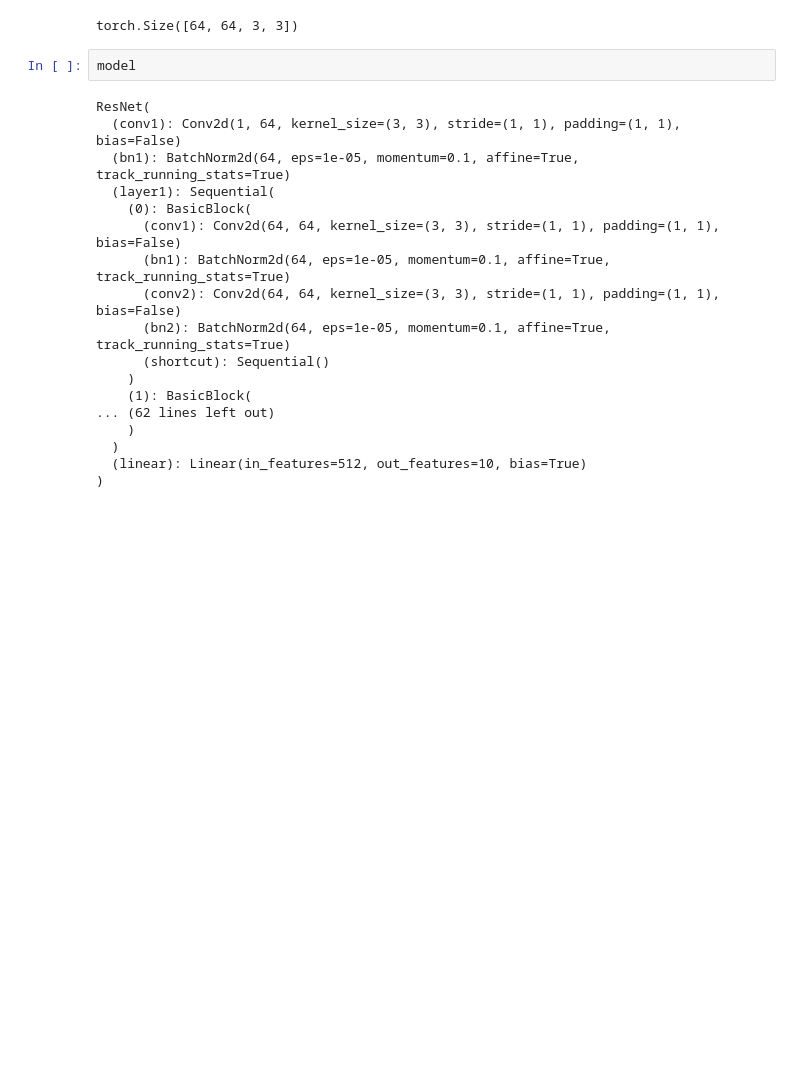
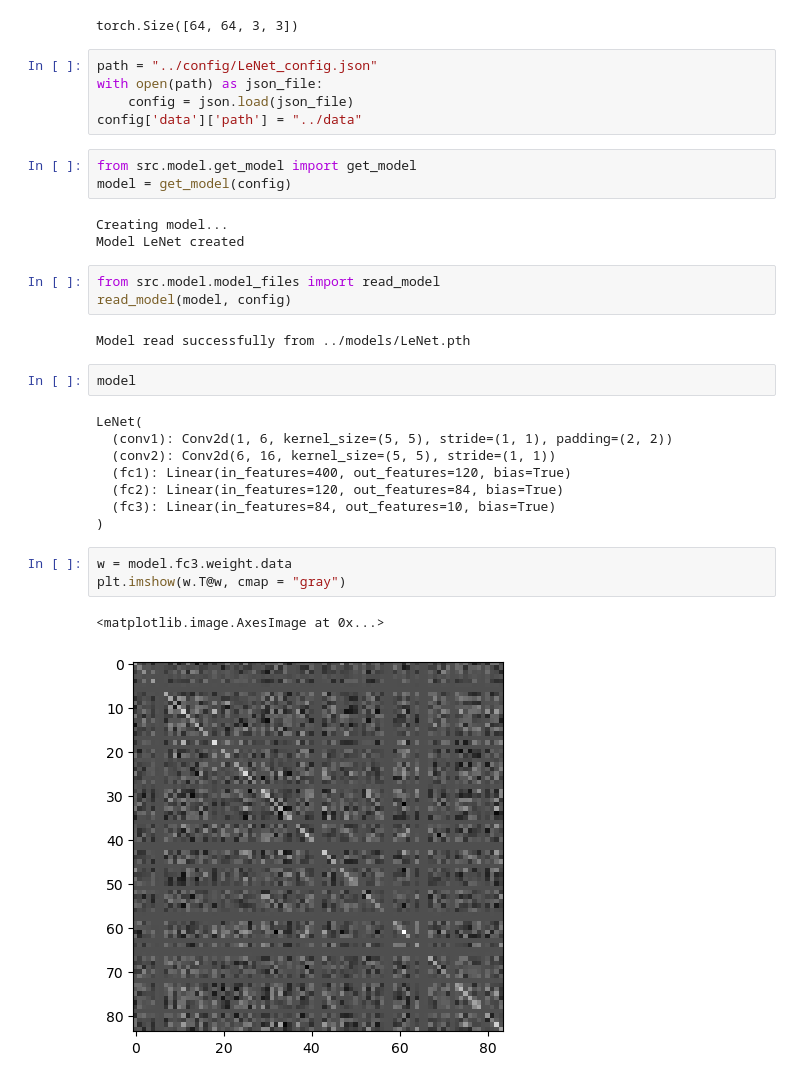
Before and after one commit to KULcoder/DSC180, a Jupyter notebook: notebooks/example_load_model.ipynb, the cells around one changed output. Saved outputs shown, nothing was run; the diff lists cells and outputs as text; blank space fills up the shorter version.

Commit message:
verify cnfa in prototype nb; added visuals

```diff
--- a/notebooks/example_load_model.ipynb
+++ b/notebooks/example_load_model.ipynb
@@ -34,23 +40,35 @@ plt.imshow(w.T@w, cmap = "gray")
 model.layer1[0].conv1.weight.data.shape
 # %% [output]
 torch.Size([64, 64, 3, 3])
+# %%
+path = "../config/LeNet_config.json"
+with open(path) as json_file:
+    config = json.load(json_file)
+config['data']['path'] = "../data"
+# %%
+from src.model.get_model import get_model
+model = get_model(config)
+# %% [output]
+Creating model...
+Model LeNet created
+# %%
+from src.model.model_files import read_model
+read_model(model, config)
+# %% [output]
+Model read successfully from ../models/LeNet.pth
 # %%
 model
 # %% [output]
-ResNet(
-  (conv1): Conv2d(1, 64, kernel_size=(3, 3), stride=(1, 1), padding=(1, 1), bias=False)
-  (bn1): BatchNorm2d(64, eps=1e-05, momentum=0.1, affine=True, track_running_stats=True)
-  (layer1): Sequential(
-    (0): BasicBlock(
-      (conv1): Conv2d(64, 64, kernel_size=(3, 3), stride=(1, 1), padding=(1, 1), bias=False)
-      (bn1): BatchNorm2d(64, eps=1e-05, momentum=0.1, affine=True, track_running_stats=True)
-      (conv2): Conv2d(64, 64, kernel_size=(3, 3), stride=(1, 1), padding=(1, 1), bias=False)
-      (bn2): BatchNorm2d(64, eps=1e-05, momentum=0.1, affine=True, track_running_stats=True)
-      (shortcut): Sequential()
-    )
-    (1): BasicBlock(
-... (62 lines left out)
-    )
-  )
-  (linear): Linear(in_features=512, out_features=10, bias=True)
+LeNet(
+  (conv1): Conv2d(1, 6, kernel_size=(5, 5), stride=(1, 1), padding=(2, 2))
+  (conv2): Conv2d(6, 16, kernel_size=(5, 5), stride=(1, 1))
+  (fc1): Linear(in_features=400, out_features=120, bias=True)
+  (fc2): Linear(in_features=120, out_features=84, bias=True)
+  (fc3): Linear(in_features=84, out_features=10, bias=True)
 )
+# %%
+w = model.fc3.weight.data
+plt.imshow(w.T@w, cmap = "gray")
+# %% [output]
+<matplotlib.image.AxesImage at 0x...>
+[figure, added]
```
Also changed, not shown: parts of 2 cells of this notebook, 3 other files.
